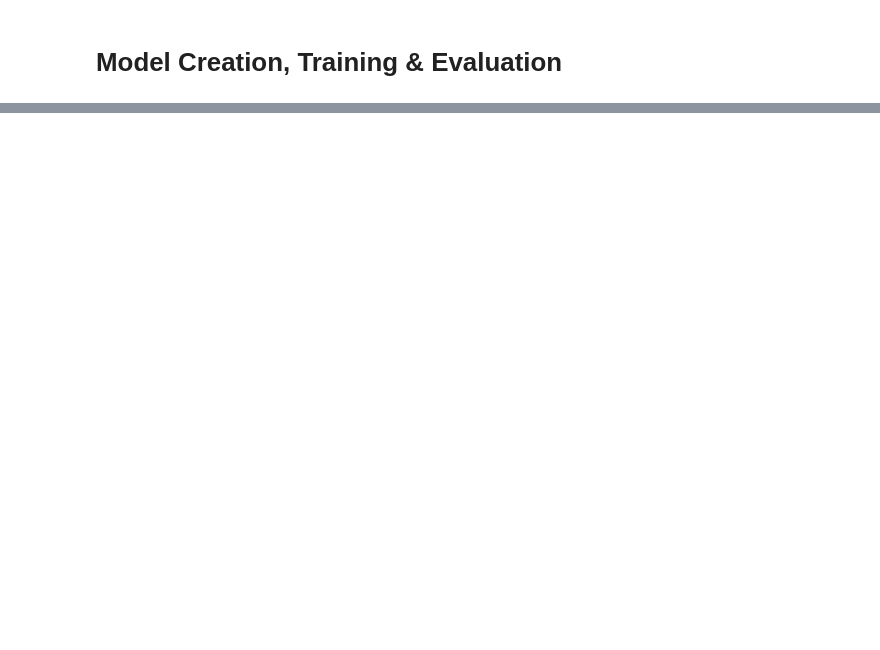
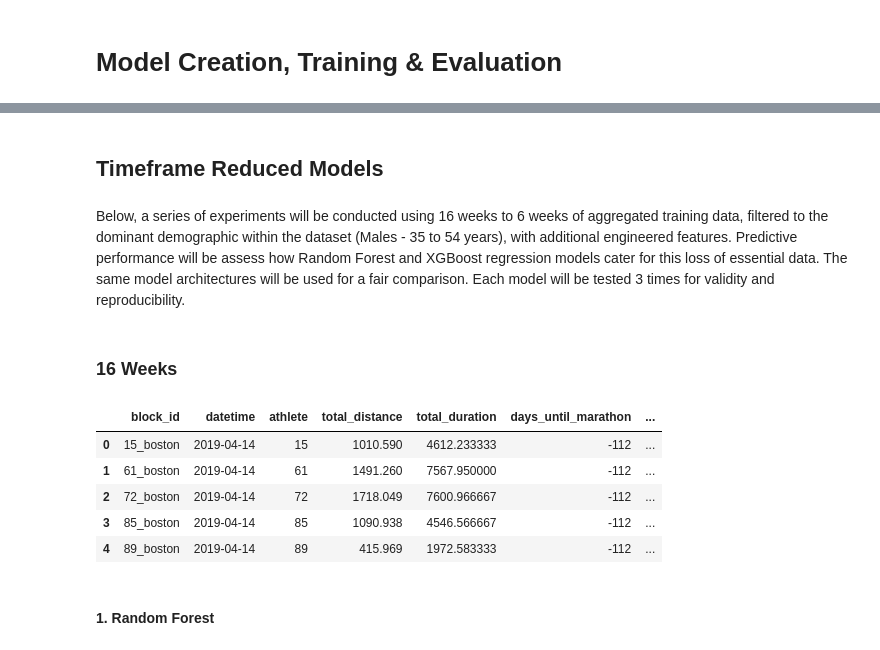
Before and after one commit to miguelabela03/RD2_SWD63A_MiguelAbela, a Jupyter notebook: src/02 - prototype/prototype.ipynb, the cells around one changed output, grey strips where cells are left out. Cells and saved outputs as stored; diff of their text form; code cells hidden in the pictures; blank space fills up the shorter version.

```diff
--- a/src/02 - prototype/prototype.ipynb
+++ b/src/02 - prototype/prototype.ipynb
@@ -199,0 +526,19 @@ Below is a list of features that will either be kept for filtering or converted
+# %% [markdown]
+## Timeframe Reduced Models
+# %% [markdown]
+Below, a series of experiments will be conducted using 16 weeks to 6 weeks of aggregated training data, filtered to the dominant demographic within the dataset (Males - 35 to 54 years), with additional engineered features. Predictive performance will be assess how Random Forest and XGBoost regression models cater for this loss of essential data. The same model architectures will be used for a fair comparison. Each model will be tested 3 times for validity and reproducibility.
+# %% [markdown]
+### 16 Weeks
+# %%
+# Loading the data
+df_16_weeks = pd.read_csv(os.path.join('data', 'aggregated_data', 'agg_16_week_tb.csv'))
+df_16_weeks.head(5)
+# %% [output]
+|  | block_id | datetime | athlete | total_distance | total_duration | days_until_marathon | ... |
+| 0 | 15_boston | 2019-04-14 | 15 | 1010.590 | 4612.233333 | -112 | ... |
+| 1 | 61_boston | 2019-04-14 | 61 | 1491.260 | 7567.950000 | -112 | ... |
+| 2 | 72_boston | 2019-04-14 | 72 | 1718.049 | 7600.966667 | -112 | ... |
+| 3 | 85_boston | 2019-04-14 | 85 | 1090.938 | 4546.566667 | -112 | ... |
+| 4 | 89_boston | 2019-04-14 | 89 | 415.969 | 1972.583333 | -112 | ... |
+# %% [markdown]
+#### 1. Random Forest
```
Also changed, not shown: parts of 29 cells of this notebook.
